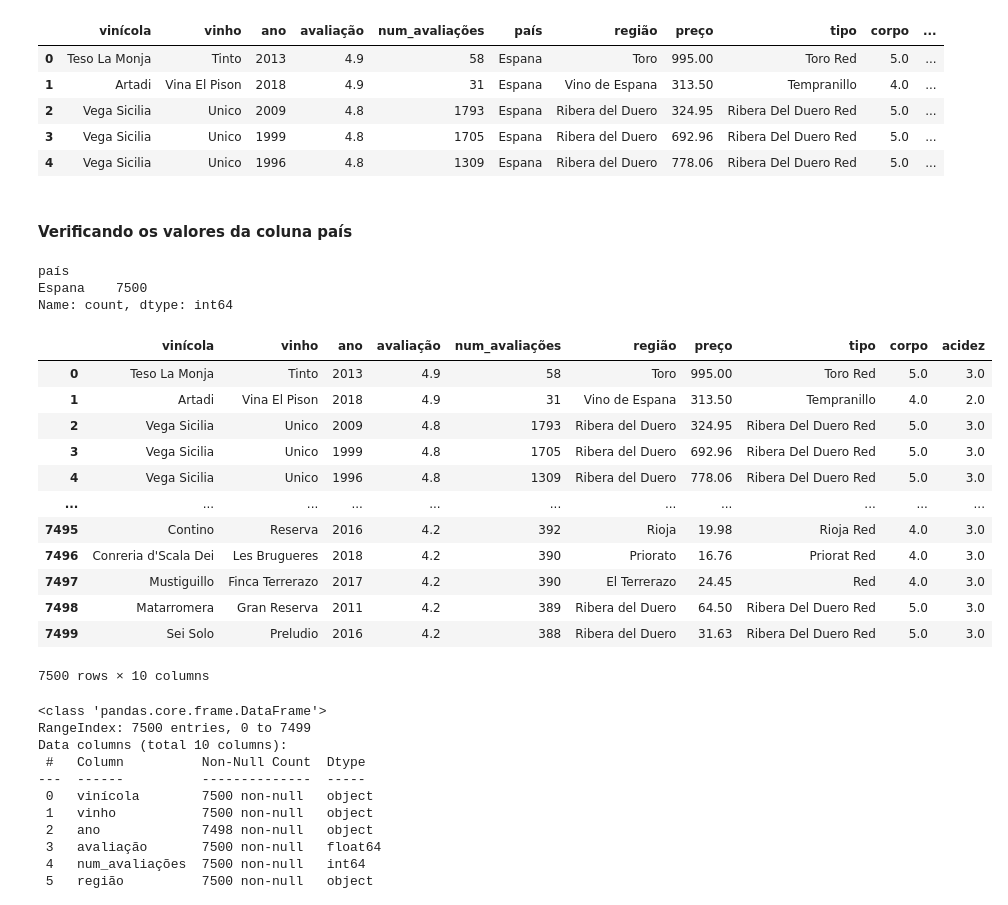
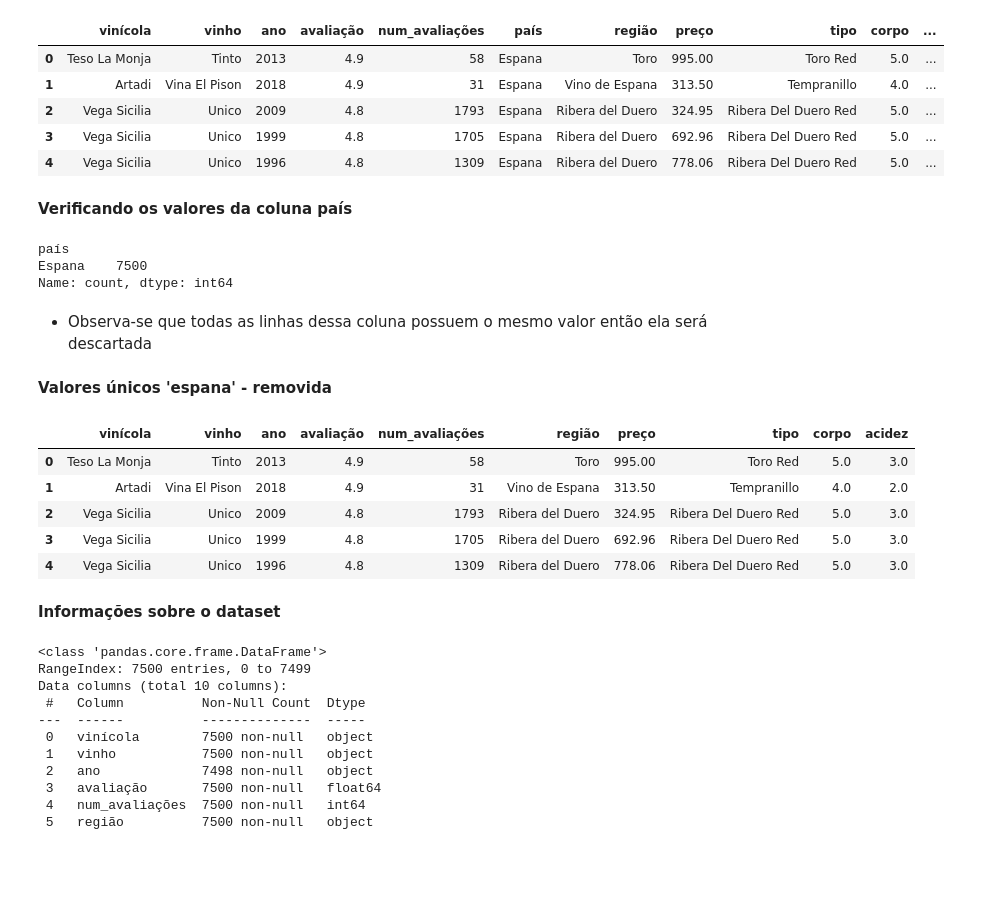
Before and after one commit to atlantico-academy/equipe5-2024.3, a Jupyter notebook: notebooks/01-exploratory_data_analysis.ipynb, the cells around one changed output. Drawn from its saved outputs; the diff is of its cells as text; code cells hidden in the pictures; blank space fills up the shorter version.

```diff
--- a/notebooks/01-exploratory_data_analysis.ipynb
+++ b/notebooks/01-exploratory_data_analysis.ipynb
@@ -71,31 +70,29 @@ df.head()
 | 3 | Vega Sicilia | Unico | 1999 | 4.8 | 1705 | Espana | Ribera del Duero | 692.96 | Ribera Del Duero Red | 5.0 | ... |
 | 4 | Vega Sicilia | Unico | 1996 | 4.8 | 1309 | Espana | Ribera del Duero | 778.06 | Ribera Del Duero Red | 5.0 | ... |
 # %% [markdown]
-#### Verificando os valores da coluna país
+**Verificando os valores da coluna país**
 # %%
 df["país"].value_counts()
 # %% [output]
 país
 Espana    7500
 Name: count, dtype: int64
+# %% [markdown]
+* Observa-se que todas as linhas dessa coluna possuem o mesmo valor então ela será descartada
+# %% [markdown]
+**Valores únicos 'espana' - removida**
 # %%
-# Valores únicos espana - coluna foi removida
 df = df.drop(columns=['país'])
-df
+df.head(5)
 # %% [output]
 |  | vinícola | vinho | ano | avaliação | num_avaliações | região | preço | tipo | corpo | acidez |
 | 0 | Teso La Monja | Tinto | 2013 | 4.9 | 58 | Toro | 995.00 | Toro Red | 5.0 | 3.0 |
 | 1 | Artadi | Vina El Pison | 2018 | 4.9 | 31 | Vino de Espana | 313.50 | Tempranillo | 4.0 | 2.0 |
 | 2 | Vega Sicilia | Unico | 2009 | 4.8 | 1793 | Ribera del Duero | 324.95 | Ribera Del Duero Red | 5.0 | 3.0 |
 | 3 | Vega Sicilia | Unico | 1999 | 4.8 | 1705 | Ribera del Duero | 692.96 | Ribera Del Duero Red | 5.0 | 3.0 |
 | 4 | Vega Sicilia | Unico | 1996 | 4.8 | 1309 | Ribera del Duero | 778.06 | Ribera Del Duero Red | 5.0 | 3.0 |
-| ... | ... | ... | ... | ... | ... | ... | ... | ... | ... | ... |
-| 7495 | Contino | Reserva | 2016 | 4.2 | 392 | Rioja | 19.98 | Rioja Red | 4.0 | 3.0 |
-| 7496 | Conreria d'Scala Dei | Les Brugueres | 2018 | 4.2 | 390 | Priorato | 16.76 | Priorat Red | 4.0 | 3.0 |
-| 7497 | Mustiguillo | Finca Terrerazo | 2017 | 4.2 | 390 | El Terrerazo | 24.45 | Red | 4.0 | 3.0 |
-| 7498 | Matarromera | Gran Reserva | 2011 | 4.2 | 389 | Ribera del Duero | 64.50 | Ribera Del Duero Red | 5.0 | 3.0 |
-| 7499 | Sei Solo | Preludio | 2016 | 4.2 | 388 | Ribera del Duero | 31.63 | Ribera Del Duero Red | 5.0 | 3.0 |
-7500 rows × 10 columns
+# %% [markdown]
+**Informações sobre o dataset**
 # %%
 df.info()
 # %% [output]
```
Also changed, not shown: parts of 64 cells of this notebook, 1 other file.
